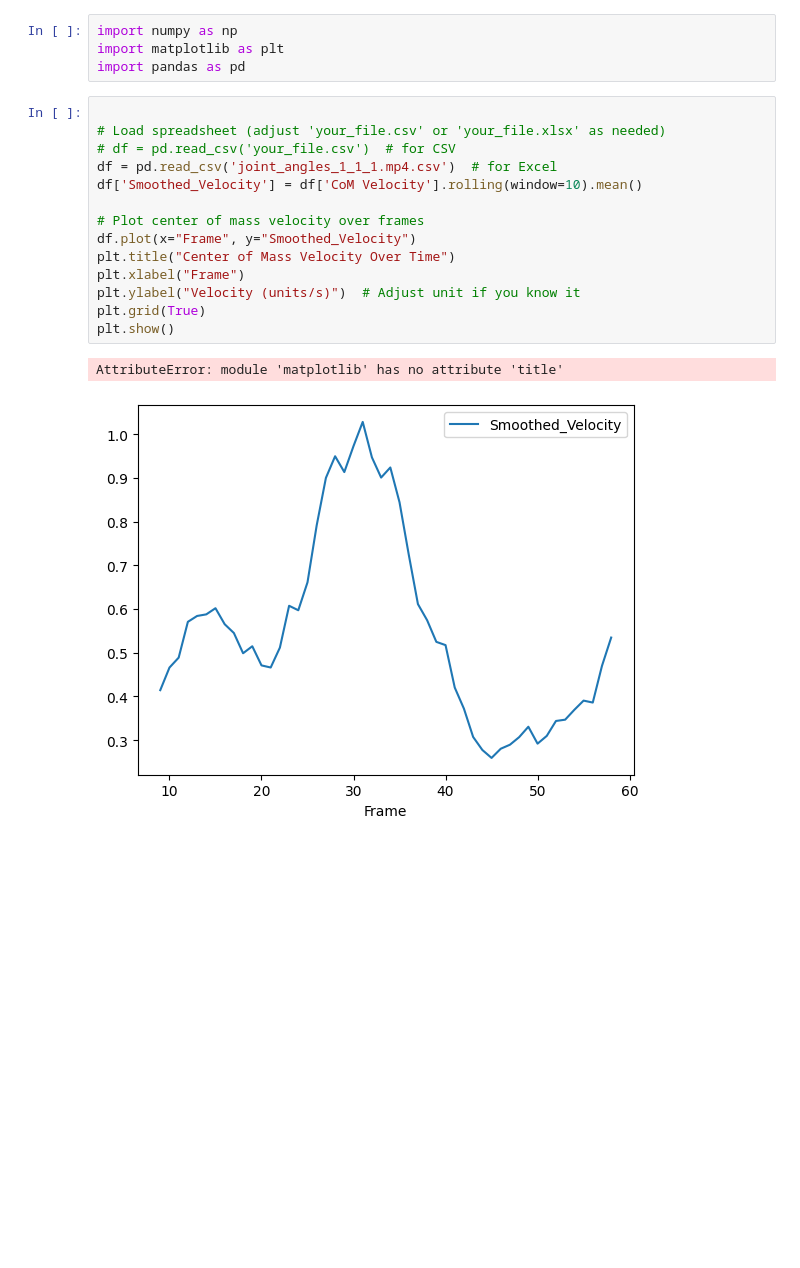
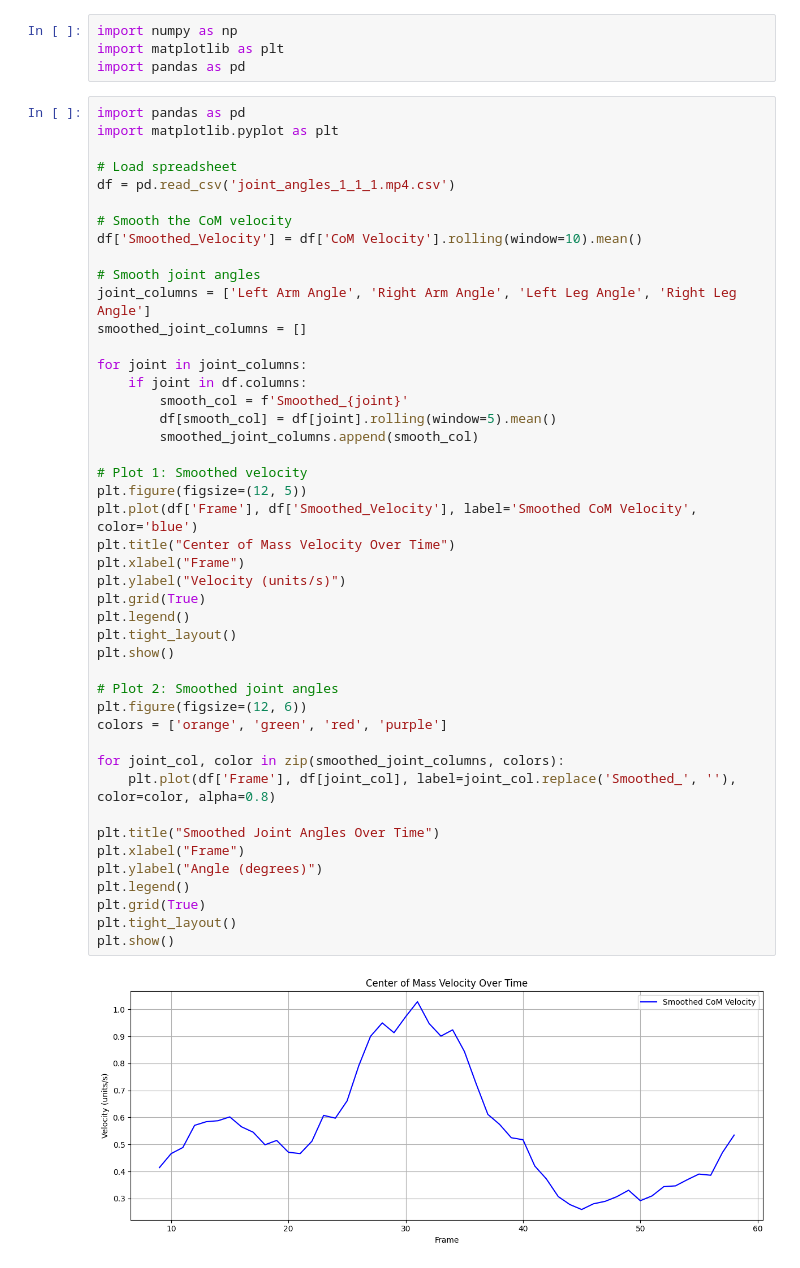
Before and after one commit to haakso/Climb-Sense, a Jupyter notebook: analysis.ipynb, the cells around one changed output. Drawn from its saved outputs; the diff is of its cells as text; blank space fills up the shorter version.

Commit message:
Update analysis notebook with smoothed joint angle plots

```diff
--- a/analysis.ipynb
+++ b/analysis.ipynb
@@ -2,20 +2,50 @@
 import numpy as np
 import matplotlib as plt
 import pandas as pd
-# %%
-
-# Load spreadsheet (adjust 'your_file.csv' or 'your_file.xlsx' as needed)
-# df = pd.read_csv('your_file.csv')  # for CSV
-df = pd.read_csv('joint_angles_1_1_1.mp4.csv')  # for Excel
-df['Smoothed_Velocity'] = df['CoM Velocity'].rolling(window=10).mean()
-
-# Plot center of mass velocity over frames
-df.plot(x="Frame", y="Smoothed_Velocity")
-plt.title("Center of Mass Velocity Over Time")
-plt.xlabel("Frame")
-plt.ylabel("Velocity (units/s)")  # Adjust unit if you know it
-plt.grid(True)
-plt.show()
-# %% [output]
-AttributeError: module 'matplotlib' has no attribute 'title'
-[figure, removed]
+# %%
+import pandas as pd
+import matplotlib.pyplot as plt
+
+# Load spreadsheet
+df = pd.read_csv('joint_angles_1_1_1.mp4.csv')
+
+# Smooth the CoM velocity
+df['Smoothed_Velocity'] = df['CoM Velocity'].rolling(window=10).mean()
+
+# Smooth joint angles
+joint_columns = ['Left Arm Angle', 'Right Arm Angle', 'Left Leg Angle', 'Right Leg Angle']
+smoothed_joint_columns = []
+
+for joint in joint_columns:
+    if joint in df.columns:
+        smooth_col = f'Smoothed_{joint}'
+        df[smooth_col] = df[joint].rolling(window=5).mean()
+        smoothed_joint_columns.append(smooth_col)
+
+# Plot 1: Smoothed velocity
+plt.figure(figsize=(12, 5))
+plt.plot(df['Frame'], df['Smoothed_Velocity'], label='Smoothed CoM Velocity', color='blue')
+plt.title("Center of Mass Velocity Over Time")
+plt.xlabel("Frame")
+plt.ylabel("Velocity (units/s)")
+plt.grid(True)
+plt.legend()
+plt.tight_layout()
+plt.show()
+
+# Plot 2: Smoothed joint angles
+plt.figure(figsize=(12, 6))
+colors = ['orange', 'green', 'red', 'purple']
+
+for joint_col, color in zip(smoothed_joint_columns, colors):
+    plt.plot(df['Frame'], df[joint_col], label=joint_col.replace('Smoothed_', ''), color=color, alpha=0.8)
+
+plt.title("Smoothed Joint Angles Over Time")
+plt.xlabel("Frame")
+plt.ylabel("Angle (degrees)")
+plt.legend()
+plt.grid(True)
+plt.tight_layout()
+plt.show()
+# %% [output]
+[figure, added]
```
Also changed, not shown: parts of 1 cell of this notebook.
